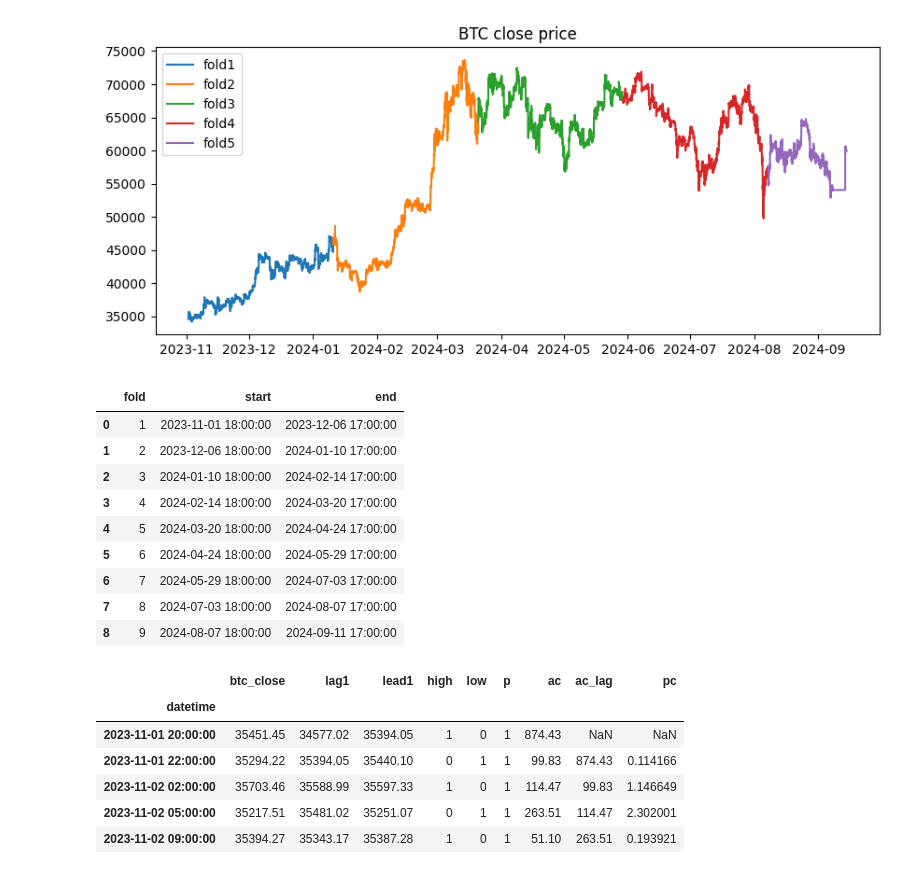
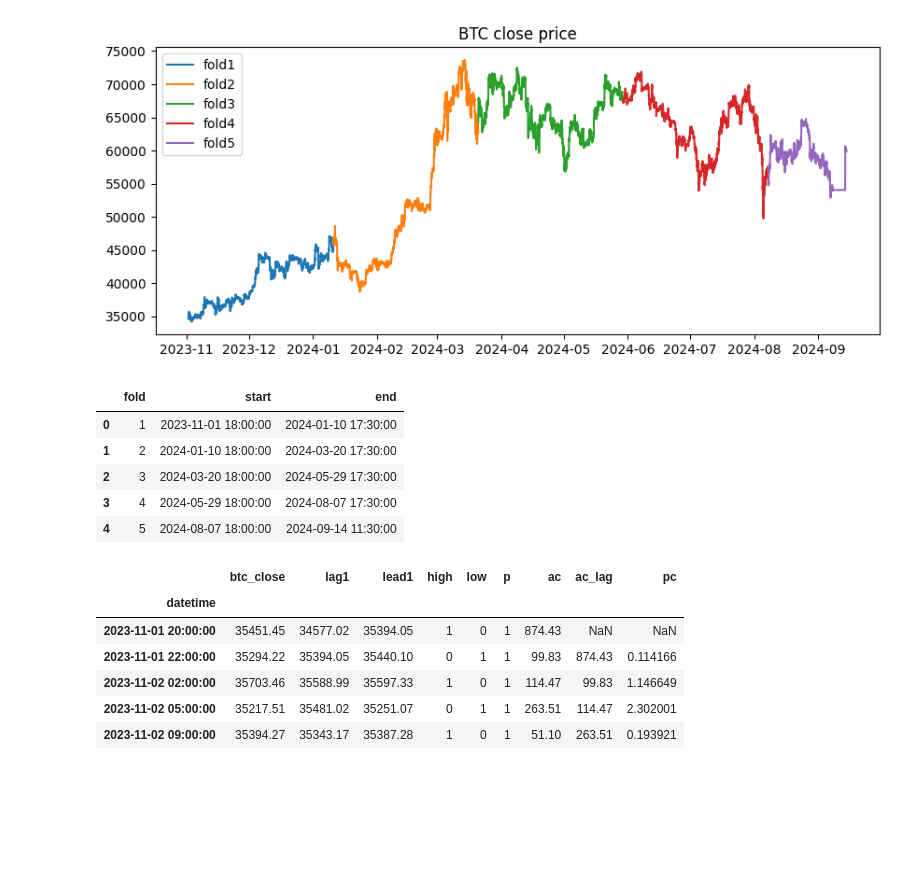
Before and after one commit to VaheC/PonyGE2, a Jupyter notebook: test.ipynb, the cells around one changed output. Cells and saved outputs as stored; diff of their text form; code cells hidden in the pictures; blank space fills up the shorter version.

```diff
--- a/test.ipynb
+++ b/test.ipynb
@@ -5914,36 +5914,32 @@ plt.show()
 # %%
 import os
 from pathlib import Path
 from collections import defaultdict
 import pandas as pd
 
-data_path = Path(r"C:/\Users/\vchar/\OneDrive/\Desktop/\ML Projects/\Upwork/\AlgoT_ML_Dev/\GrammarEvolution/\PonyGE2/\data_folds_60min")
+data_path = Path(r"C:/\Users/\vchar/\OneDrive/\Desktop/\ML Projects/\Upwork/\AlgoT_ML_Dev/\GrammarEvolution/\PonyGE2/\data_folds2_30min")
 
 files_list = os.listdir(data_path)
 files_list = [file for file in files_list if file!='test_data.csv']
 
 fold_dict = defaultdict(list)
 
 for i in range(len(files_list)):
 
     temp_df = pd.read_csv(os.path.join(data_path, files_list[i]))
 
     fold_dict['fold'].append(i+1)
     fold_dict['start'].append(temp_df.iloc[0]['datetime'])
     fold_dict['end'].append(temp_df.iloc[-1]['datetime'])
 
 pd.DataFrame(fold_dict)
 # %% [output]
 |  | fold | start | end |
-| 0 | 1 | 2023-11-01 18:00:00 | 2023-12-06 17:00:00 |
-| 1 | 2 | 2023-12-06 18:00:00 | 2024-01-10 17:00:00 |
-| 2 | 3 | 2024-01-10 18:00:00 | 2024-02-14 17:00:00 |
-| 3 | 4 | 2024-02-14 18:00:00 | 2024-03-20 17:00:00 |
-| 4 | 5 | 2024-03-20 18:00:00 | 2024-04-24 17:00:00 |
-| 5 | 6 | 2024-04-24 18:00:00 | 2024-05-29 17:00:00 |
-| 6 | 7 | 2024-05-29 18:00:00 | 2024-07-03 17:00:00 |
-| 7 | 8 | 2024-07-03 18:00:00 | 2024-08-07 17:00:00 |
-| 8 | 9 | 2024-08-07 18:00:00 | 2024-09-11 17:00:00 |
+| 0 | 1 | 2023-11-01 18:00:00 | 2024-01-10 17:30:00 |
+| 1 | 2 | 2024-01-10 18:00:00 | 2024-03-20 17:30:00 |
+| 2 | 3 | 2024-03-20 18:00:00 | 2024-05-29 17:30:00 |
+| 3 | 4 | 2024-05-29 18:00:00 | 2024-08-07 17:30:00 |
+| 4 | 5 | 2024-08-07 18:00:00 | 2024-09-14 11:30:00 |
 # %%
 import os
 from pathlib import Path
```
Also changed, not shown: parts of 2 cells of this notebook.
